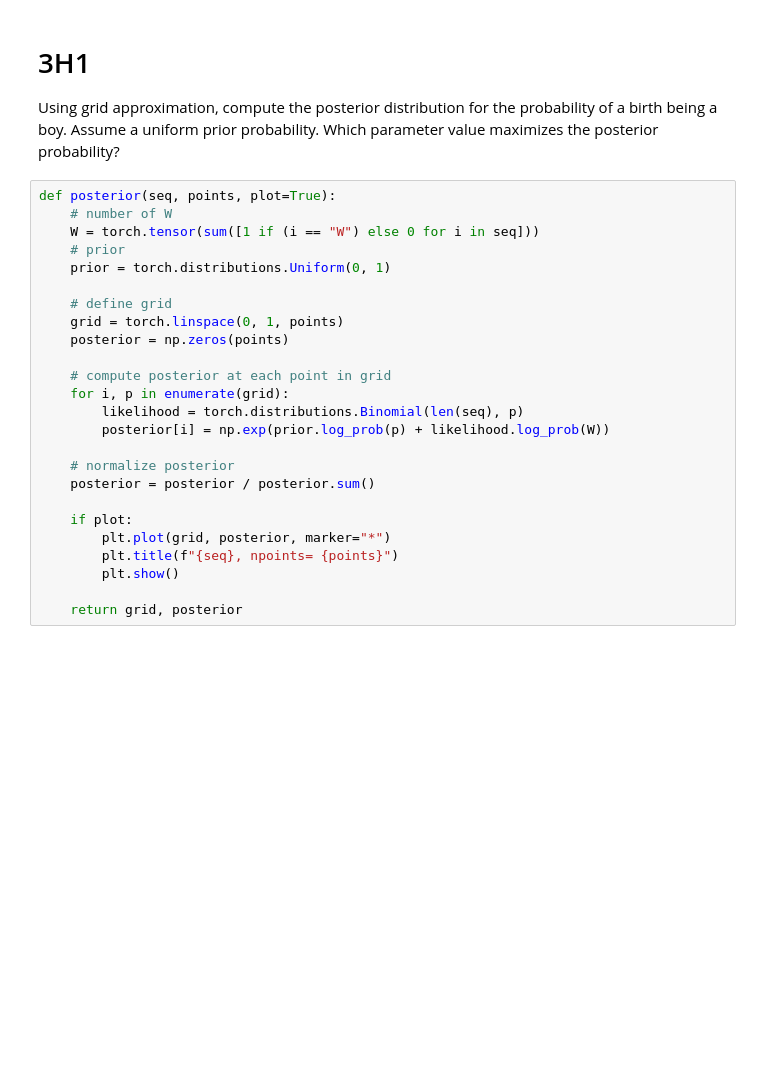
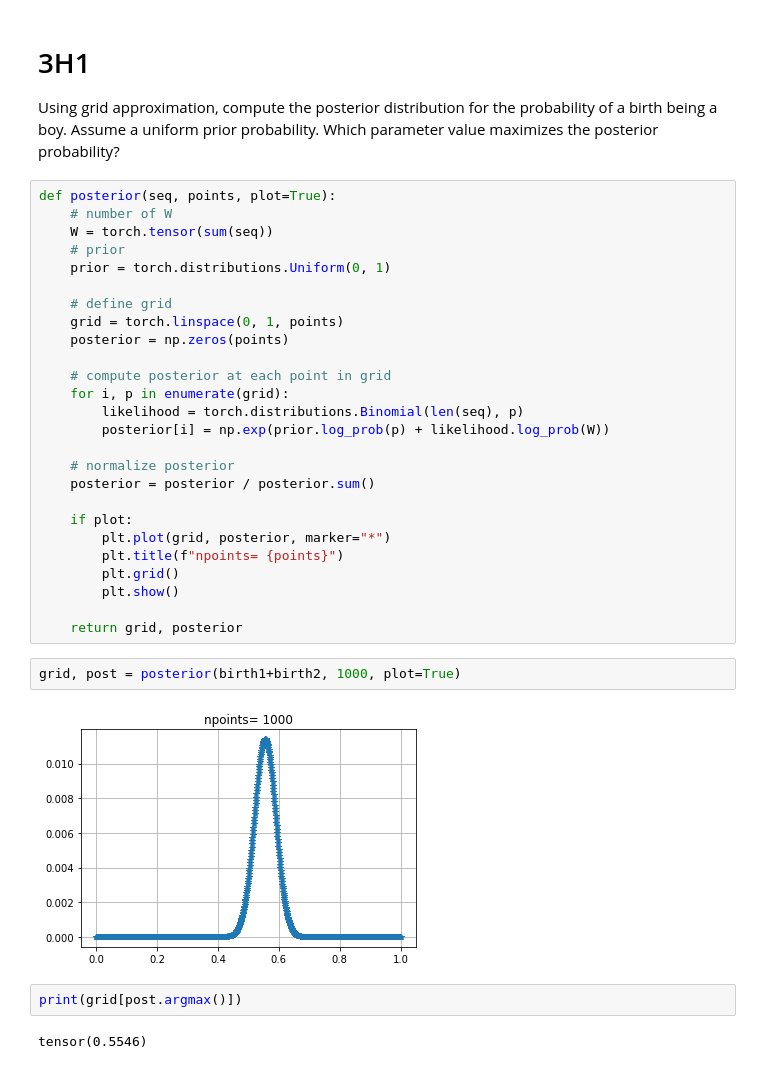
Before and after one commit to nicolagp/bayes, a Jupyter notebook: statistical_rethinking/chapter3.ipynb, the cells around one changed output. Drawn from its saved outputs; the diff is of its cells as text; blank space fills up the shorter version.

```diff
--- a/statistical_rethinking/chapter3.ipynb
+++ b/statistical_rethinking/chapter3.ipynb
@@ -260,7 +260,7 @@ probability?
 # %%
 def posterior(seq, points, plot=True):
     # number of W
-    W = torch.tensor(sum([1 if (i == "W") else 0 for i in seq]))
+    W = torch.tensor(sum(seq))
     # prior
     prior = torch.distributions.Uniform(0, 1)
 
@@ -278,7 +278,16 @@ def posterior(seq, points, plot=True):
 
     if plot:
         plt.plot(grid, posterior, marker="*")
-        plt.title(f"{seq}, npoints= {points}")
+        plt.title(f"npoints= {points}")
+        plt.grid()
         plt.show()
 
     return grid, posterior
+# %%
+grid, post = posterior(birth1+birth2, 1000, plot=True)
+# %% [output]
+[figure, added]
+# %%
+print(grid[post.argmax()])
+# %% [output]
+tensor(0.5546)
```
Also changed, not shown: parts of 27 cells of this notebook, 1 other file.
